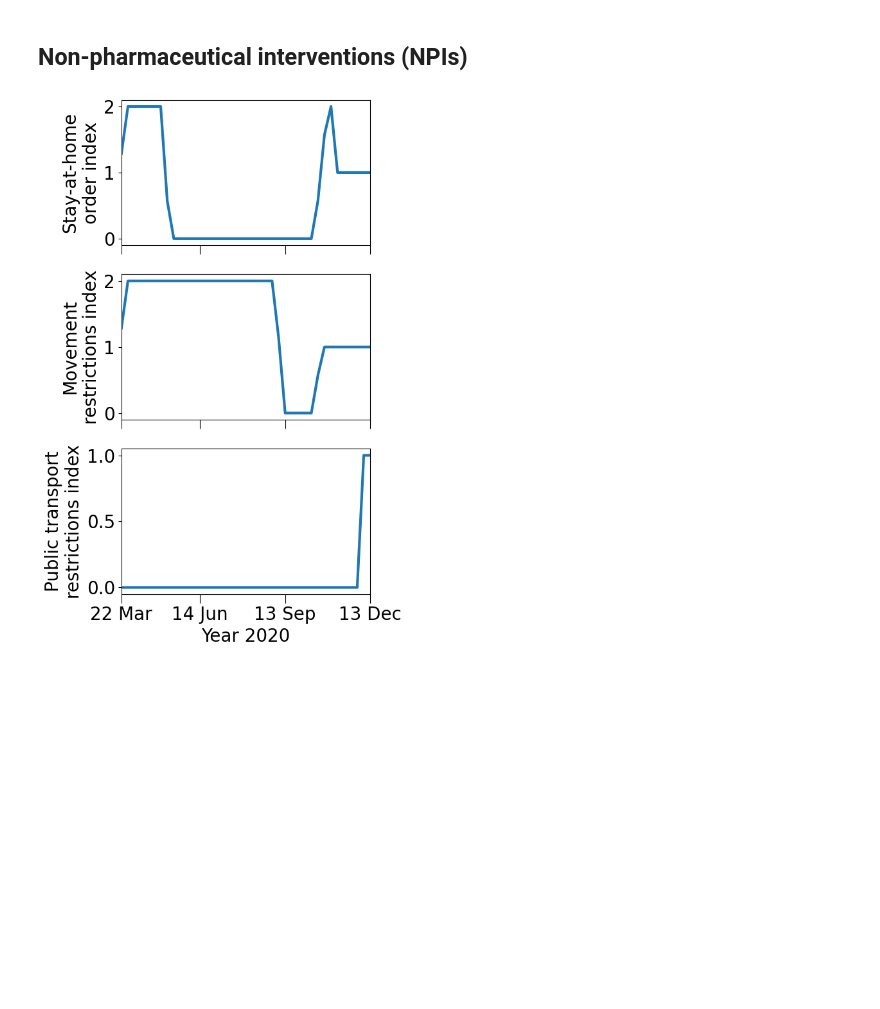
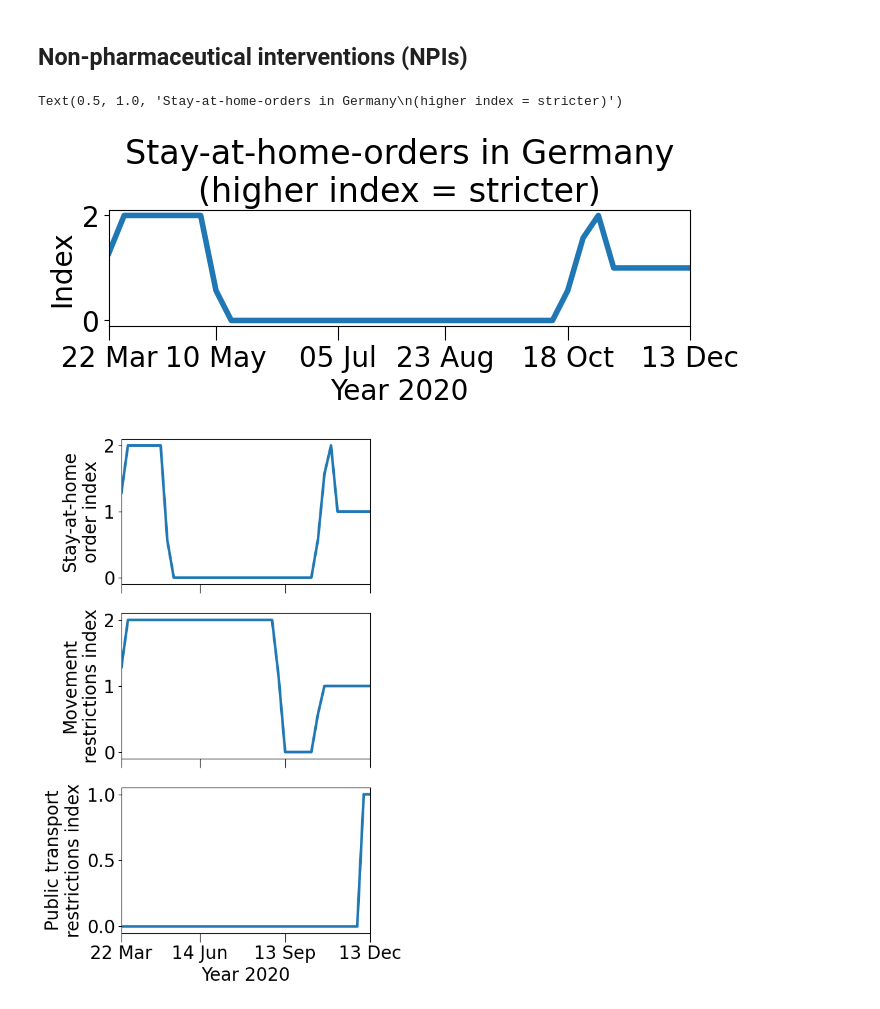
Before and after one commit to Priesemann-Group/mobility_inference, a Jupyter notebook: input_data_analysis.ipynb, the cells around one changed output. Saved outputs shown, nothing was run; the diff lists cells and outputs as text; code cells hidden in the pictures; blank space fills up the shorter version.

```diff
--- a/input_data_analysis.ipynb
+++ b/input_data_analysis.ipynb
@@ -227,25 +258,3 @@ case_data.plot()
 stay_at_home_2020 = utils.get_NPI_data("data/NPIs/stay-at-home-covid.csv", mobility_dates_2020)
 movement_restrictions_2020 = utils.get_NPI_data("data/NPIs/internal-movement-covid.csv", mobility_dates_2020)
 public_transport_2020 = utils.get_NPI_data("data/NPIs/public-transport-covid.csv", mobility_dates_2020)
-# %%
-def format_x_axis(ax_in, x_in, last=False, n_xticks=6):
-    dates = [pd.to_datetime(str(x)) for x in x_in]
-
-    # get x tick locations
-    xticks = np.linspace(0, len(x_in)-1, n_xticks, dtype=int)
-    # get x tick labels
-    #xticklabels = [x_in[i] for i in xticks]
-    xticklabels = [dates[i].strftime("%d %b") for i in xticks]
-    # set x ticks
-    ax_in.set_xticks([x_in[i]for i in xticks])
-    # increase x tick length
-    ax_in.tick_params(axis="x", length=10)
-    if last:
-        # set x tick labels
-        ax_in.set_xticklabels(xticklabels)
-        ax_in.set_xlabel("Year 2020")
-    else:
-        # set x tick labels
-        ax_in.set_xticklabels([])
-    # set x limits
-    ax_in.set_xlim(x_in[0], x_in[-1])
@@ -252,3 +269,14 @@ def format_x_axis(ax_in, x_in, last=False, n_xticks=6):
+# %%
+fig, ax = plt.subplots(figsize=(7.5, 1.5))
+linewidth = 4
+ax.plot(mobility_dates_2020, stay_at_home_2020, linewidth=linewidth, label="Stay-at-home order")
+ax.set_ylabel("Index")
+format_x_axis(ax, mobility_dates_2020, last=True)
+#ax.legend(bbox_to_anchor=(0.77, -0.5))
+ax.set_title("Stay-at-home-orders in Germany\n(higher index = stricter)")
+# %% [output]
+Text(0.5, 1.0, 'Stay-at-home-orders in Germany\n(higher index = stricter)')
+[figure, added]
 # %%
 fig, axs = plt.subplots(3, 1, figsize=(5, 10), sharex=True)
 n_xticks = 4
```
Also changed, not shown: parts of 20 cells of this notebook, 14 other files.
